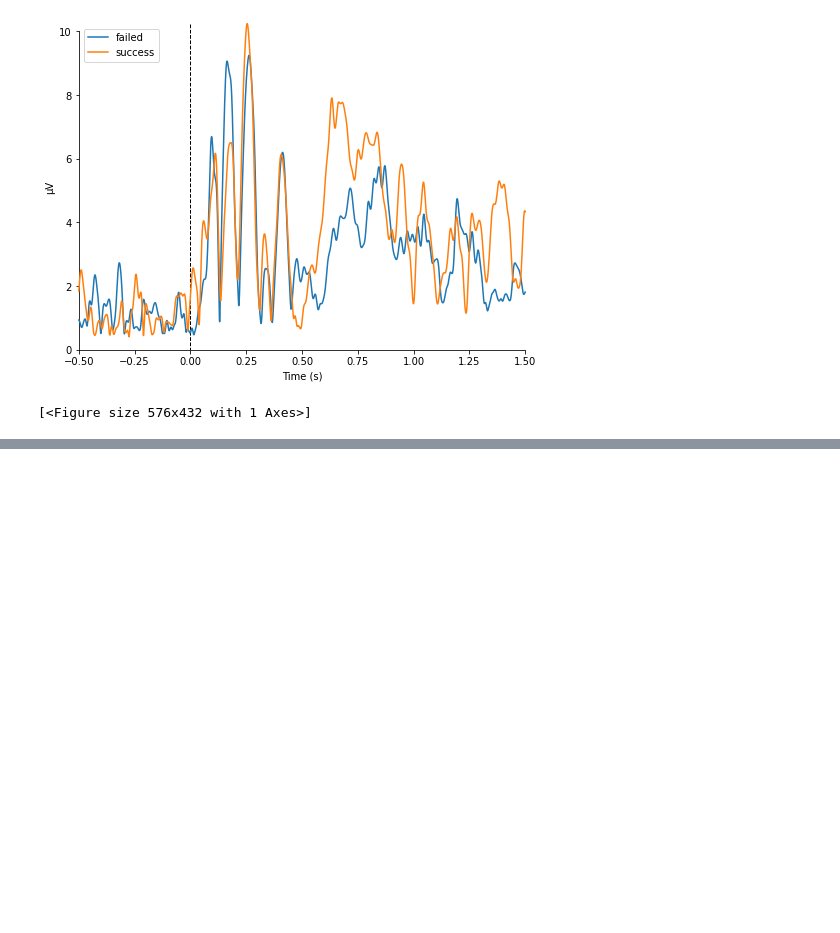
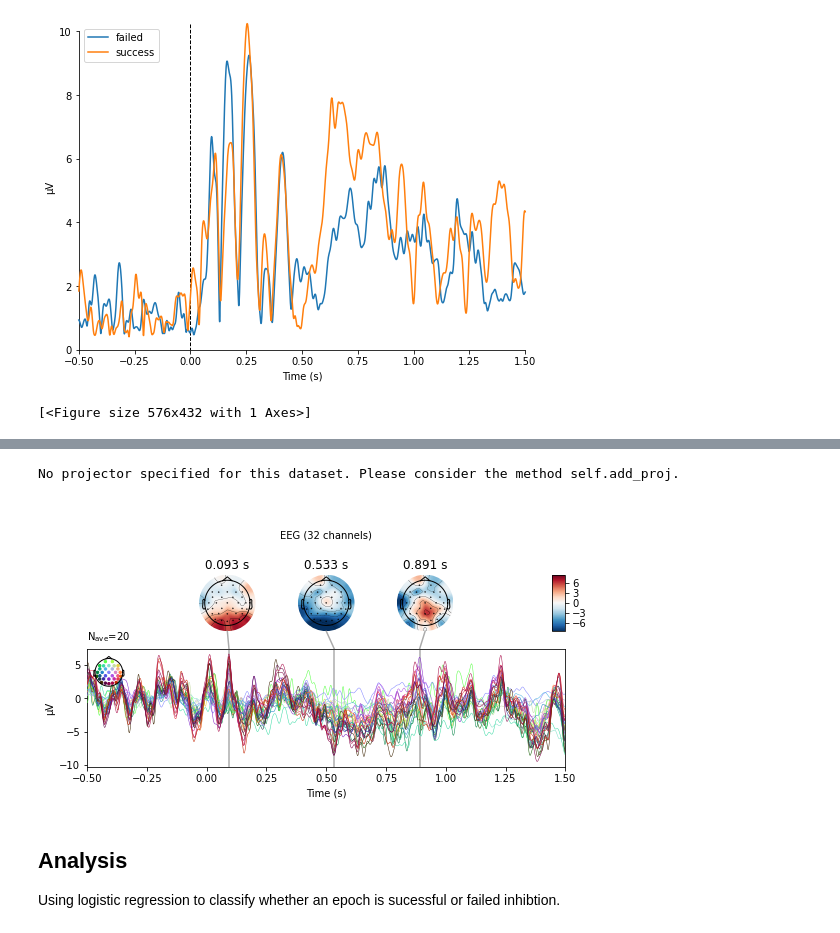
Before and after one commit to saraoe/ACN_2021, a Jupyter notebook: portfolio/portfolio_nb.ipynb, the cells around one changed output, grey strips where cells are left out. Saved outputs shown, nothing was run; the diff lists cells and outputs as text; code cells hidden in the pictures; blank space fills up the shorter version.

Commit message:
analysis

```diff
--- a/portfolio/portfolio_nb.ipynb
+++ b/portfolio/portfolio_nb.ipynb
@@ -530,0 +580,9 @@ combining channels using "gfp"
+# %%
+difference_wave2.plot_joint();
+# %% [output]
+No projector specified for this dataset. Please consider the method self.add_proj.
+[figure, added]
+# %% [markdown]
+## Analysis
+
+Using logistic regression to classify whether an epoch is sucessful or failed inhibtion.
```
Also changed, not shown: parts of 28 cells of this notebook.
